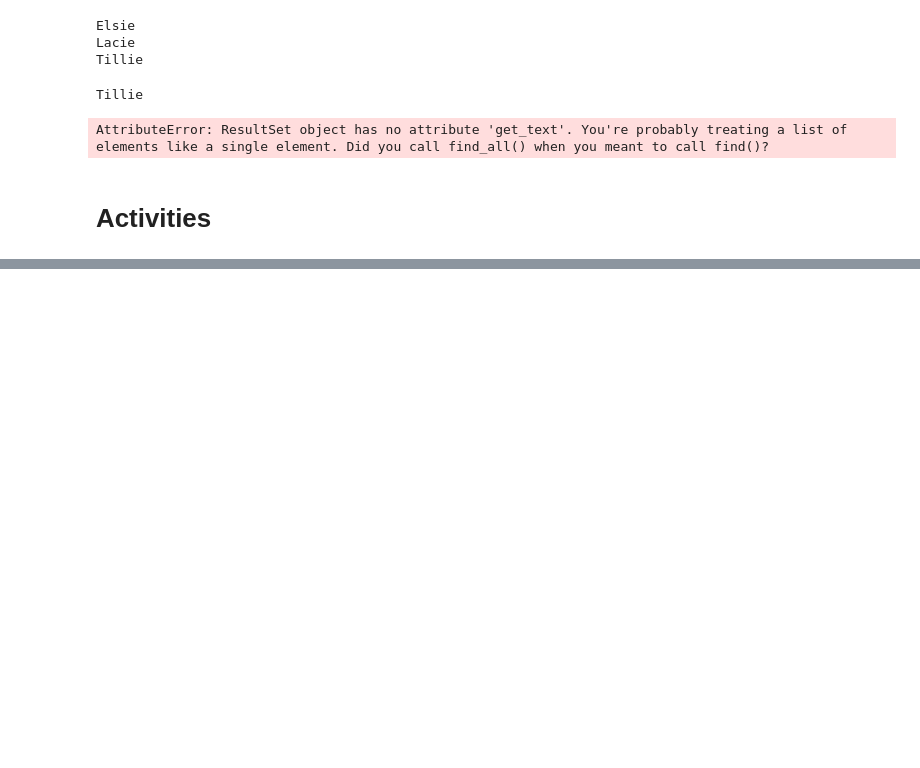
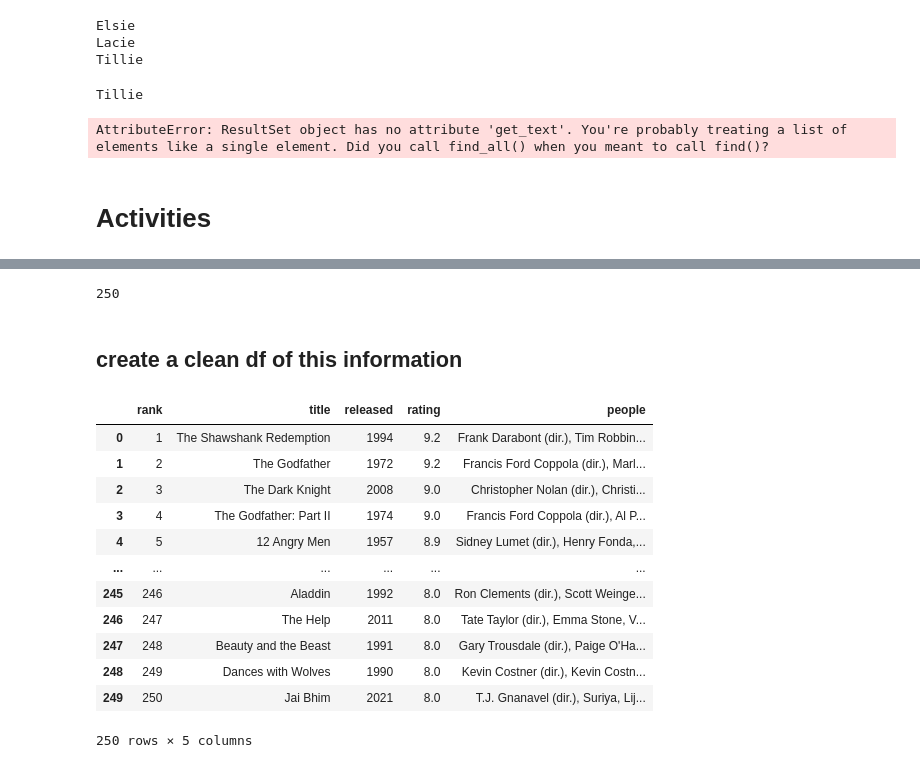
Before and after one commit to student-IH-labs-and-stuff/BCNDATA2022, a Jupyter notebook: ClassMaterials/Week7/sians_notebooks/webscrape_one_page.ipynb, the cells around one changed output, grey strips where cells are left out. Saved outputs shown, nothing was run; the diff lists cells and outputs as text; code cells hidden in the pictures; blank space fills up the shorter version.

```diff
--- a/ClassMaterials/Week7/sians_notebooks/webscrape_one_page.ipynb
+++ b/ClassMaterials/Week7/sians_notebooks/webscrape_one_page.ipynb
@@ -189,0 +432,9 @@ AttributeError: ResultSet object has no attribute 'get_text'. You're probably tr
+# %%
+imdb_position=[]
+movie_title=[]
+release_year=[]
+imdb_rating=[]
+dir_star_names=[]
+
+len_movies=len(soup.select('td.ratingColumn.imdbRating strong'))
+len_movies_check=len(soup.select('td.titleColumn span.secondaryInfo'))
@@ -189,0 +445,11 @@ AttributeError: ResultSet object has no attribute 'get_text'. You're probably tr
+# %%
+for i in tqdm(range(len_movies)):
+    imdb_position.append(i+1)
+    movie_title.append(soup.select('td.titleColumn a')[i].get_text())
+    release_year.append(soup.select('td.titleColumn span.secondaryInfo')[i].get_text())
+    imdb_rating.append(soup.select('td.ratingColumn.imdbRating strong')[i].get_text())
+    dir_star_names.append(soup.select('td.titleColumn a')[i]['title'])
+# %%
+len(dir_star_names)
+# %% [output]
+250
@@ -189,0 +459,26 @@ AttributeError: ResultSet object has no attribute 'get_text'. You're probably tr
+# %% [markdown]
+## create a clean df of this information
+# %%
+clean_year=[yr.strip('(').strip(')') for yr in release_year]
+# %%
+movies_250=pd.DataFrame({'rank':imdb_position,
+                         'title':movie_title,
+                        'released':clean_year,
+                        'rating':imdb_rating,
+                        'people':dir_star_names})
+# %%
+movies_250
+# %% [output]
+|  | rank | title | released | rating | people |
+| 0 | 1 | The Shawshank Redemption | 1994 | 9.2 | Frank Darabont (dir.), Tim Robbin... |
+| 1 | 2 | The Godfather | 1972 | 9.2 | Francis Ford Coppola (dir.), Marl... |
+| 2 | 3 | The Dark Knight | 2008 | 9.0 | Christopher Nolan (dir.), Christi... |
+| 3 | 4 | The Godfather: Part II | 1974 | 9.0 | Francis Ford Coppola (dir.), Al P... |
+| 4 | 5 | 12 Angry Men | 1957 | 8.9 | Sidney Lumet (dir.), Henry Fonda,... |
+| ... | ... | ... | ... | ... | ... |
+| 245 | 246 | Aladdin | 1992 | 8.0 | Ron Clements (dir.), Scott Weinge... |
+| 246 | 247 | The Help | 2011 | 8.0 | Tate Taylor (dir.), Emma Stone, V... |
+| 247 | 248 | Beauty and the Beast | 1991 | 8.0 | Gary Trousdale (dir.), Paige O'Ha... |
+| 248 | 249 | Dances with Wolves | 1990 | 8.0 | Kevin Costner (dir.), Kevin Costn... |
+| 249 | 250 | Jai Bhim | 2021 | 8.0 | T.J. Gnanavel (dir.), Suriya, Lij... |
+250 rows × 5 columns
```
Also changed, not shown: parts of 35 cells of this notebook.
